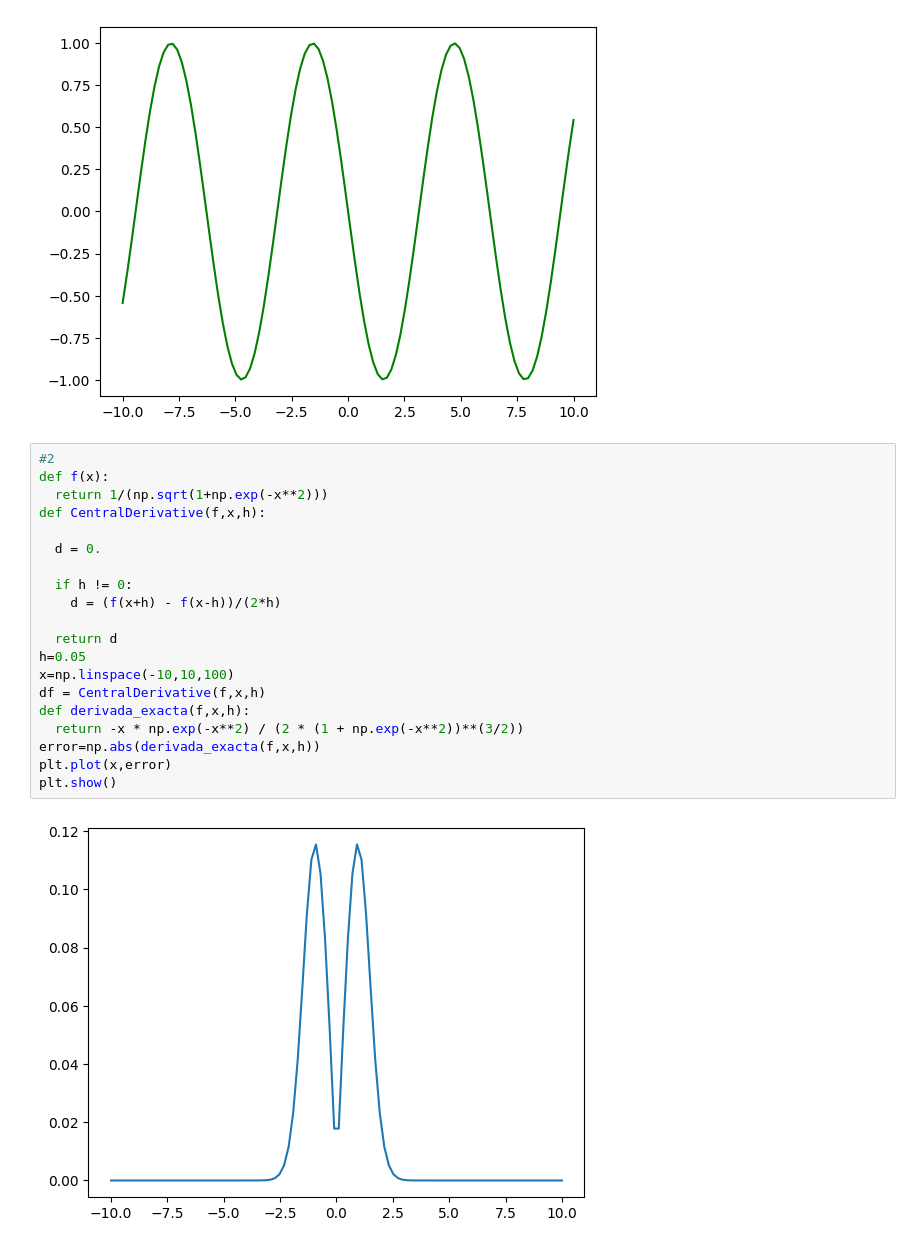
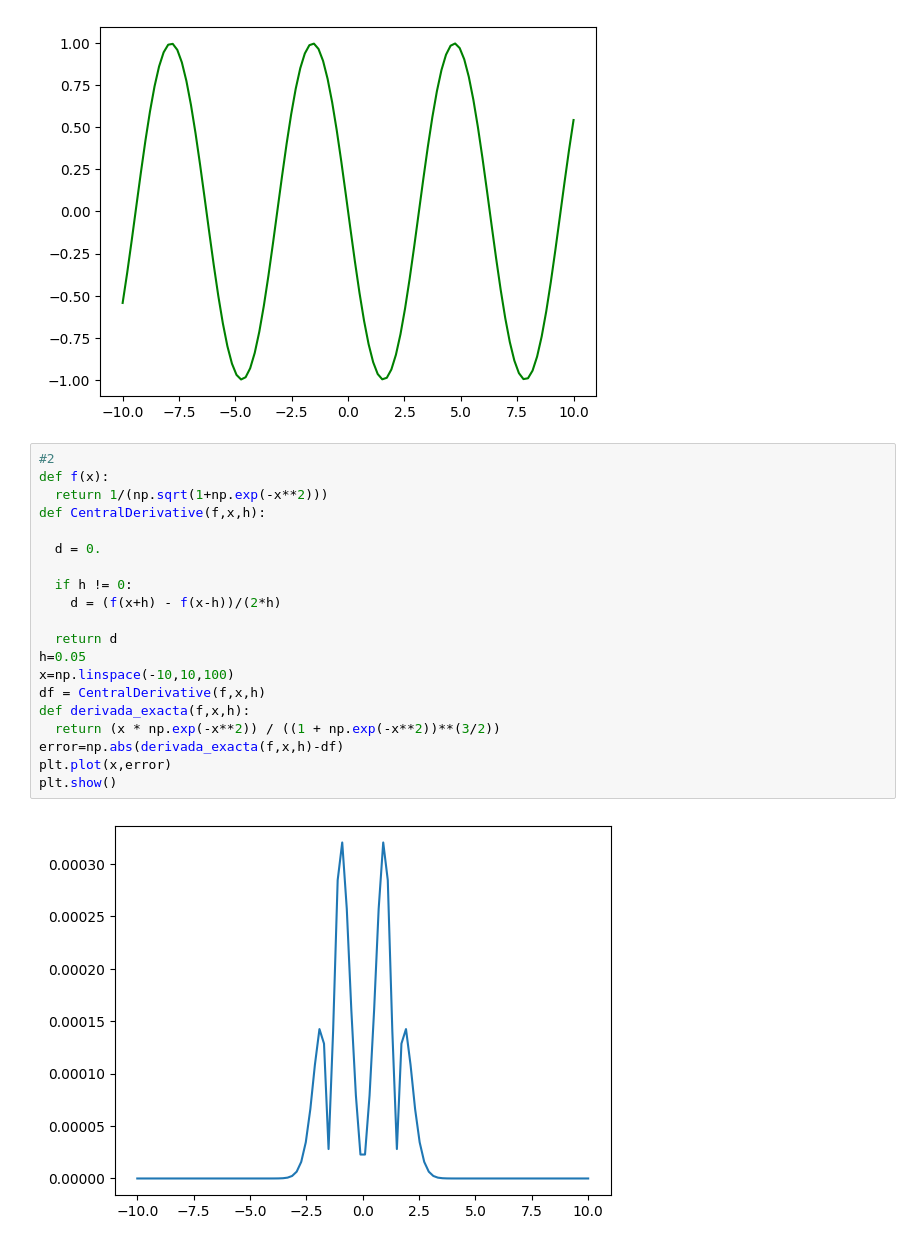
Before and after one commit to GabrielRamirezs/Metodos1_KarenQuevedo_GabrielRamirez, a Jupyter notebook: Tarea1.ipynb, the cells around one changed output. Cells and saved outputs as stored; diff of their text form.

```diff
--- a/Tarea1.ipynb
+++ b/Tarea1.ipynb
@@ -70,25 +68,25 @@ plt.show()
 # %%
 #2
 def f(x):
   return 1/(np.sqrt(1+np.exp(-x**2)))
 def CentralDerivative(f,x,h):
 
   d = 0.
 
   if h != 0:
     d = (f(x+h) - f(x-h))/(2*h)
 
   return d
 h=0.05
 x=np.linspace(-10,10,100)
 df = CentralDerivative(f,x,h)
 def derivada_exacta(f,x,h):
-  return -x * np.exp(-x**2) / (2 * (1 + np.exp(-x**2))**(3/2))
-error=np.abs(derivada_exacta(f,x,h))
+  return (x * np.exp(-x**2)) / ((1 + np.exp(-x**2))**(3/2))
+error=np.abs(derivada_exacta(f,x,h)-df)
 plt.plot(x,error)
 plt.show()
 # %% [output]
-[figure, old version]
+[figure, new version]
 # %%
 #5
 def cuarta_derivada(f,x,h):
```
Also changed, not shown: parts of 3 cells of this notebook.
